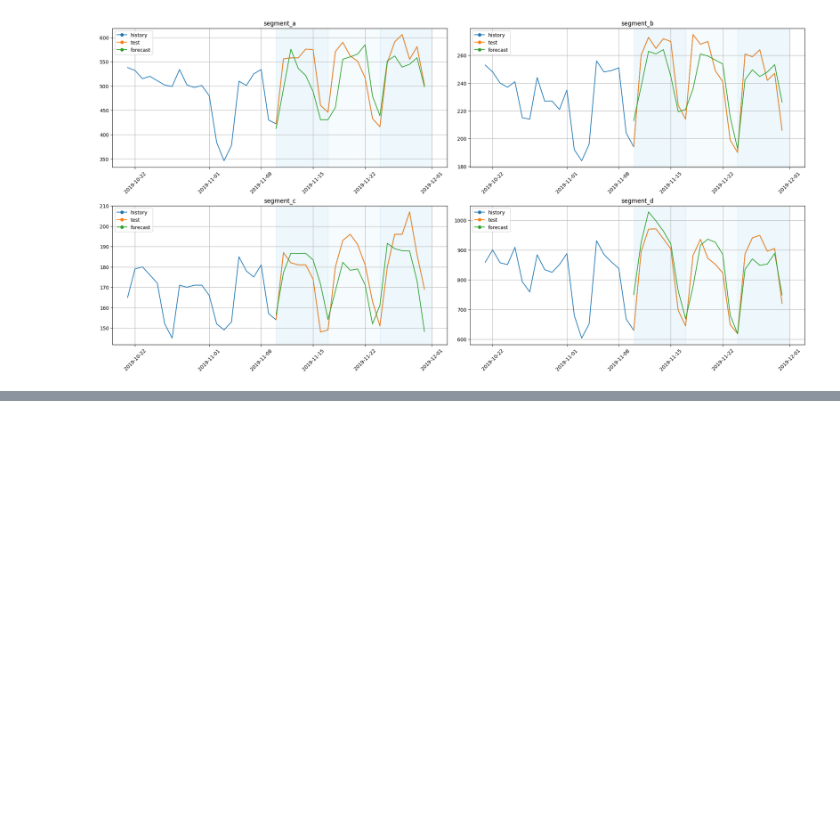
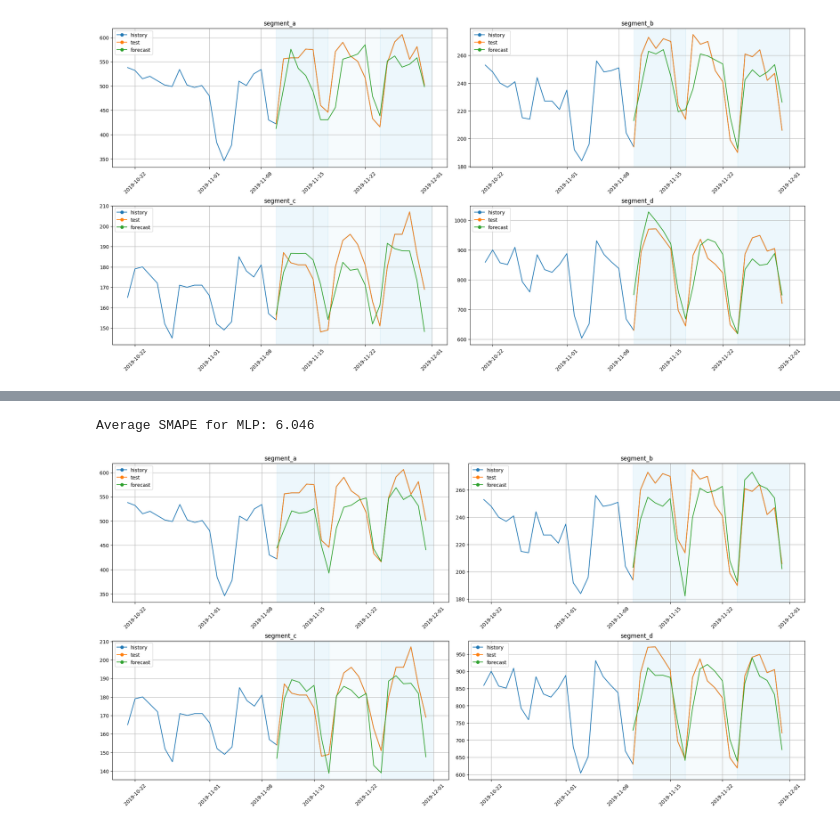
Before and after one commit to etna-team/etna, a Jupyter notebook: examples/202-NN_examples.ipynb, the cells around one changed output, grey strips where cells are left out. Drawn from its saved outputs; the diff is of its cells as text; code cells hidden in the pictures; blank space fills up the shorter version.

```diff
--- a/examples/202-NN_examples.ipynb
+++ b/examples/202-NN_examples.ipynb
@@ -1420,0 +1442,33 @@ plot_backtest(forecast_patchts, ts, history_len=20)
+# %%
+set_seed()
+
+num_lags = 14
+transform_lag = LagTransform(
+    in_column="target",
+    lags=[HORIZON + i for i in range(num_lags)],
+    out_column="target_lag",
+)
+transform_date = DateFlagsTransform(day_number_in_week=True, day_number_in_month=False, out_column="dateflag")
+segment_encoder = SegmentEncoderTransform()
+label_encoder = LabelEncoderTransform(
+    in_column="dateflag_day_number_in_week", strategy="none", out_column="dateflag_day_number_in_week_label"
+)
+lag_columns = [f"target_lag_{HORIZON+i}" for i in range(num_lags)]
+embedding_sizes = {"dateflag_day_number_in_week": (7, 7), "segment_code": (4, 7), "dateflag_is_weekend": (2, 5)}
+
+model_mlp = MLPModel(
+    input_size=14,
+    hidden_size=[16],
+    embedding_sizes=embedding_sizes,
+    decoder_length=HORIZON,
+    trainer_params=dict(max_epochs=50, gradient_clip_val=0.1),
+    lr=0.01,
+    train_batch_size=64,
+)
+metrics = [SMAPE(), MAPE(), MAE()]
+
+pipeline_mlp = Pipeline(
+    model=model_mlp, transforms=[transform_lag, transform_date, segment_encoder, label_encoder], horizon=HORIZON
+)
+# %%
+metrics_mlp, forecast_mlp, fold_info_mlp = pipeline_mlp.backtest(ts, metrics=metrics, n_folds=3, n_jobs=1)
@@ -1420,0 +1539,9 @@ plot_backtest(forecast_patchts, ts, history_len=20)
+# %%
+score = metrics_mlp["SMAPE"].mean()
+print(f"Average SMAPE for MLP: {score:.3f}")
+# %% [output]
+Average SMAPE for MLP: 6.046
+# %%
+plot_backtest(forecast_mlp, ts, history_len=20)
+# %% [output]
+[figure, added]
```
Also changed, not shown: parts of 12 cells of this notebook, 4 other files.
